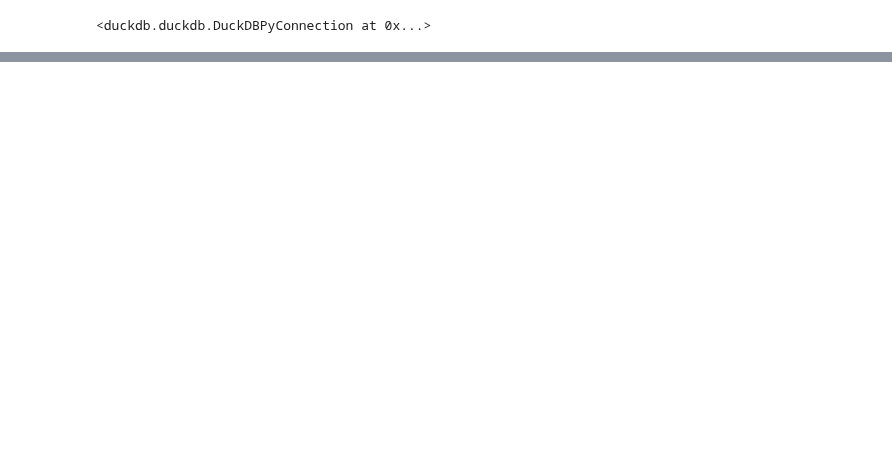
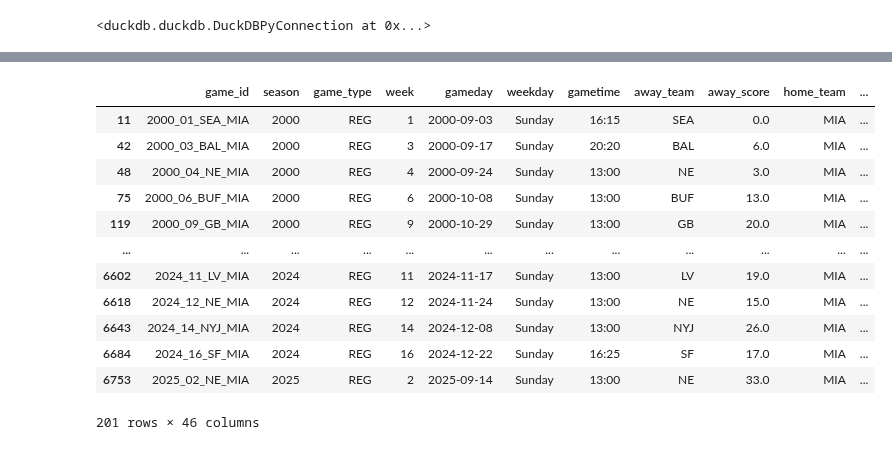
Before and after one commit to sharedw/NFL_sim, a Jupyter notebook: create_database.ipynb, the cells around one changed output, grey strips where cells are left out. Drawn from its saved outputs; the diff is of its cells as text; code cells hidden in the pictures; blank space fills up the shorter version.

```diff
--- a/create_database.ipynb
+++ b/create_database.ipynb
@@ -148,3 +186,20 @@ shape: (7_004, 46)
 | "2025_18_BAL_PIT" | 2025 | "REG" | 18 | "2026-01-04" | "Sunday" | "13:00" | "BAL" | null | "PIT" | null | ... |
 | "2025_18_SEA_SF" | 2025 | "REG" | 18 | "2026-01-04" | "Sunday" | "13:00" | "SEA" | null | "SF" | null | ... |
 | "2025_18_CAR_TB" | 2025 | "REG" | 18 | "2026-01-04" | "Sunday" | "13:00" | "CAR" | null | "TB" | null | ... |
+# %%
+test = schedule.to_pandas()
+test.loc[(test.home_team=='MIA') & (test.home_score > 0)]
+# %% [output]
+|  | game_id | season | game_type | week | gameday | weekday | gametime | away_team | away_score | home_team | ... |
+| 11 | 2000_01_SEA_MIA | 2000 | REG | 1 | 2000-09-03 | Sunday | 16:15 | SEA | 0.0 | MIA | ... |
+| 42 | 2000_03_BAL_MIA | 2000 | REG | 3 | 2000-09-17 | Sunday | 20:20 | BAL | 6.0 | MIA | ... |
+| 48 | 2000_04_NE_MIA | 2000 | REG | 4 | 2000-09-24 | Sunday | 13:00 | NE | 3.0 | MIA | ... |
+| 75 | 2000_06_BUF_MIA | 2000 | REG | 6 | 2000-10-08 | Sunday | 13:00 | BUF | 13.0 | MIA | ... |
+| 119 | 2000_09_GB_MIA | 2000 | REG | 9 | 2000-10-29 | Sunday | 13:00 | GB | 20.0 | MIA | ... |
+| ... | ... | ... | ... | ... | ... | ... | ... | ... | ... | ... | ... |
+| 6602 | 2024_11_LV_MIA | 2024 | REG | 11 | 2024-11-17 | Sunday | 13:00 | LV | 19.0 | MIA | ... |
+| 6618 | 2024_12_NE_MIA | 2024 | REG | 12 | 2024-11-24 | Sunday | 13:00 | NE | 15.0 | MIA | ... |
+| 6643 | 2024_14_NYJ_MIA | 2024 | REG | 14 | 2024-12-08 | Sunday | 13:00 | NYJ | 26.0 | MIA | ... |
+| 6684 | 2024_16_SF_MIA | 2024 | REG | 16 | 2024-12-22 | Sunday | 16:25 | SF | 17.0 | MIA | ... |
+| 6753 | 2025_02_NE_MIA | 2025 | REG | 2 | 2025-09-14 | Sunday | 13:00 | NE | 33.0 | MIA | ... |
+201 rows × 46 columns
```
Also changed, not shown: parts of 7 cells of this notebook, 1 other file.
